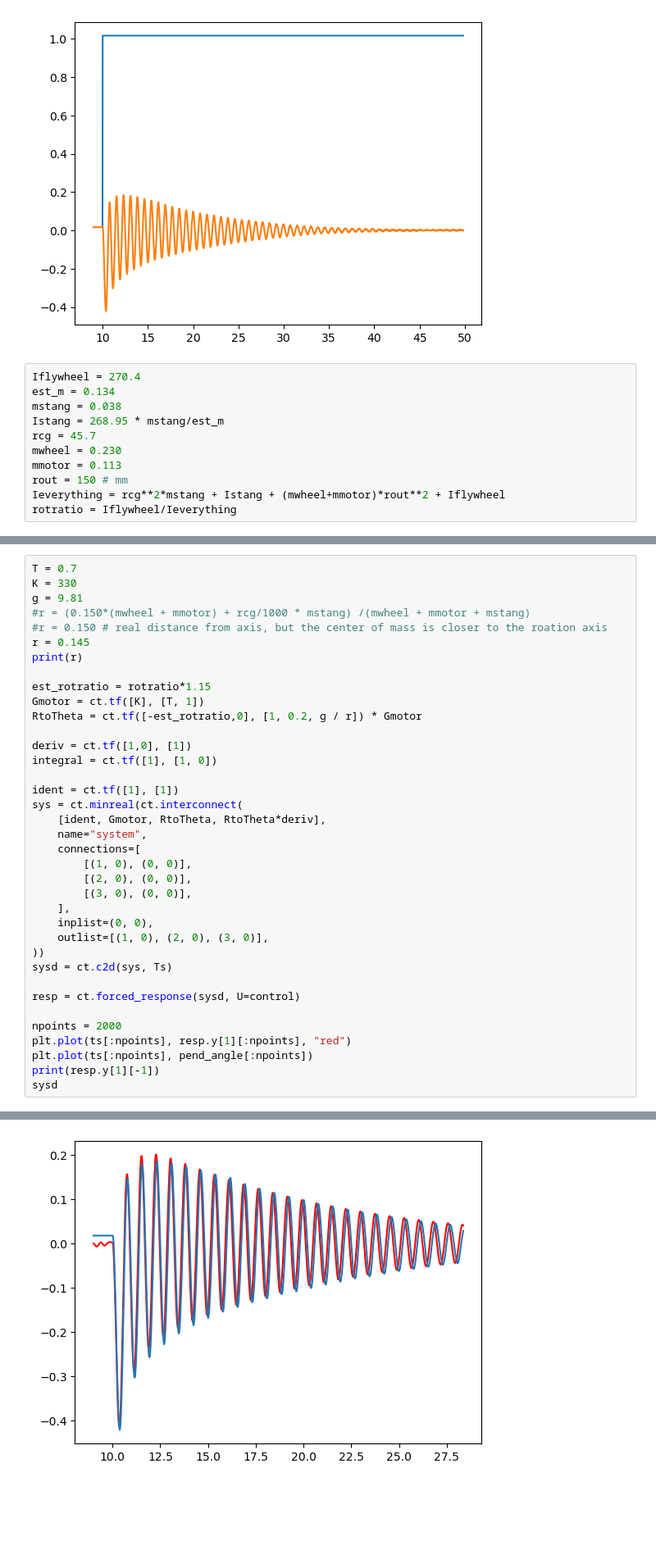
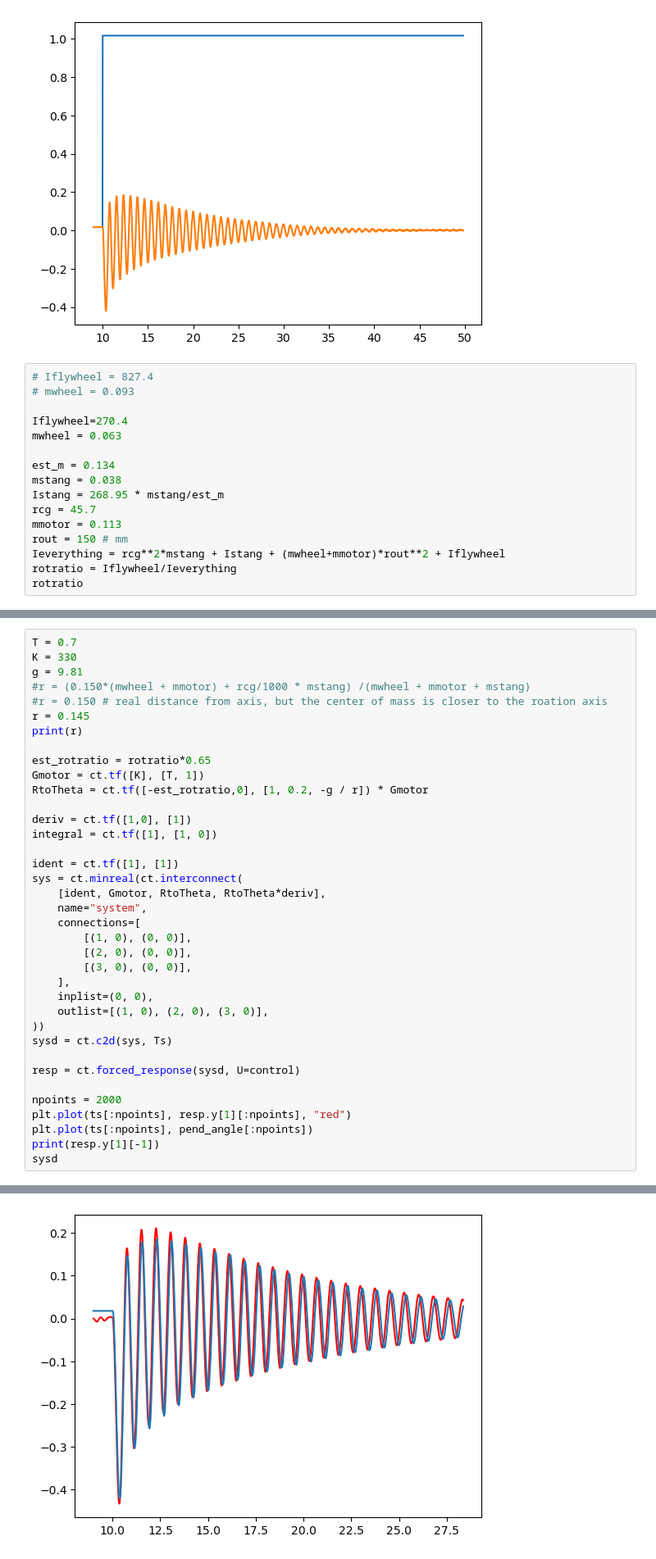
Before and after one commit to 02alexander/companion, a Jupyter notebook: analysis/inv_pend.ipynb, the cells around one changed output, grey strips where cells are left out. Shown at 82% size. Drawn from its saved outputs; the diff is of its cells as text; blank space fills up the shorter version.

```diff
--- a/analysis/inv_pend.ipynb
+++ b/analysis/inv_pend.ipynb
@@ -22,13 +22,18 @@ plt.plot(ts, pend_angle)
 [<matplotlib.lines.Line2D at 0x...>]
 [figure]
 # %%
-Iflywheel = 270.4
+# Iflywheel = 827.4
+# mwheel = 0.093
+
+Iflywheel=270.4
+mwheel = 0.063
+
 est_m = 0.134
 mstang = 0.038
 Istang = 268.95 * mstang/est_m
 rcg = 45.7
-mwheel = 0.230
 mmotor = 0.113
 rout = 150 # mm
 Ieverything = rcg**2*mstang + Istang + (mwheel+mmotor)*rout**2 + Iflywheel
 rotratio = Iflywheel/Ieverything
+rotratio
@@ -41,9 +48,9 @@ g = 9.81
 r = 0.145
 print(r)
 
-est_rotratio = rotratio*1.15
+est_rotratio = rotratio*0.65
 Gmotor = ct.tf([K], [T, 1])
-RtoTheta = ct.tf([-est_rotratio,0], [1, 0.2, g / r]) * Gmotor
+RtoTheta = ct.tf([-est_rotratio,0], [1, 0.2, -g / r]) * Gmotor
 
 deriv = ct.tf([1,0], [1])
 integral = ct.tf([1], [1, 0])
@@ -85,6 +92,6 @@ $$
 \end{array}\right)~,~dt=0.01
 $$
-[figure, old version]
+[figure, new version]
 # %%
 G = np.array([
     [1**2, 0.0, 0.0],
```
Also changed, not shown: parts of 3 cells of this notebook, 22 other files.
